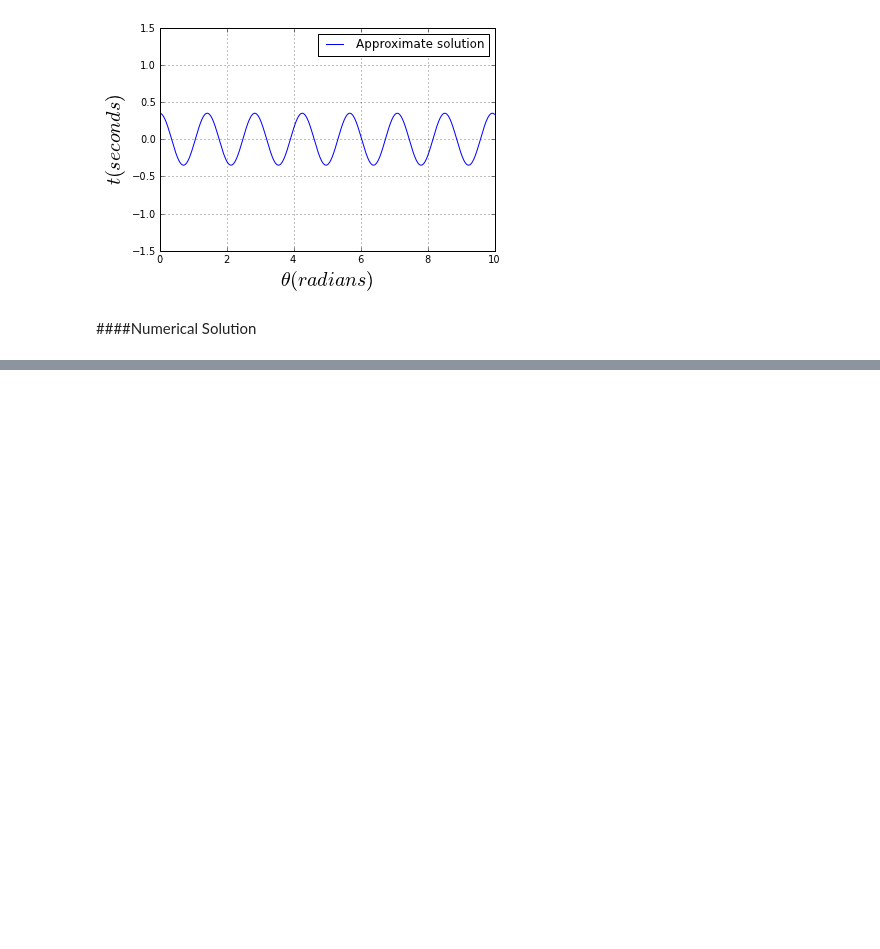
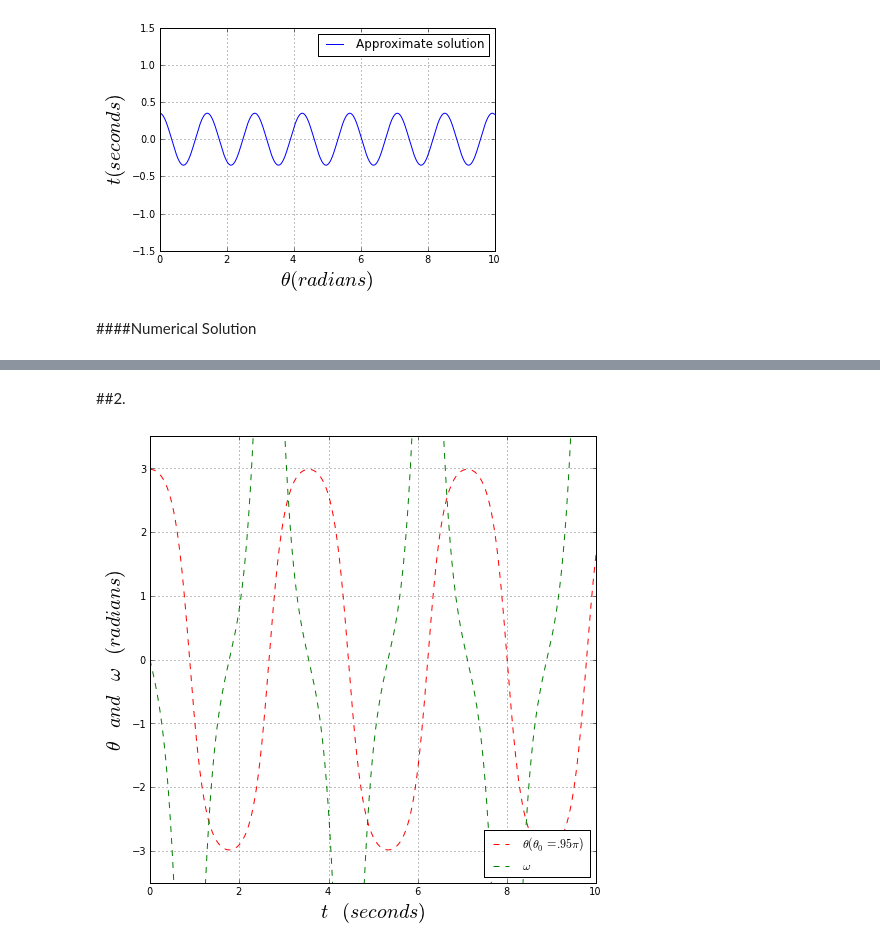
Before and after one commit to kbouch/PHYS202-S13, a Jupyter notebook: Week7/TuesdayNotes.ipynb, the cells around one changed output, grey strips where cells are left out. Cells and saved outputs as stored; diff of their text form; code cells hidden in the pictures; blank space fills up the shorter version.

```diff
--- a/Week7/TuesdayNotes.ipynb
+++ b/Week7/TuesdayNotes.ipynb
@@ -60,0 +131,27 @@ The first element is the time. the second element contains theta and omega at th
+# %% [markdown]
+##2.
+# %%
+fig1 = gcf()
+fig1 = figure(figsize=(8.0,8.0))
+
+ax1 = gca()
+
+omega0 = 0.
+
+th0 = 0.95*np.pi
+theta_init = array([th0,omega0])
+
+theta = odeint(deriv,theta_init,t)
+
+ax1.plot(t,theta[:,0],'r--',label=r'$\theta  (\theta _0 = .95 \pi)$')
+ax1.plot(t,theta[:,1],'g--',label=r'$\omega$')
+
+xlabel(r'$t \; (seconds)$',fontsize=20)
+ylabel(r'$\theta \; and \; \omega \; (radians)$',fontsize=20)
+
+ylim(-3.5,3.5)
+legend(loc=4)
+grid()
+show()
+# %% [output]
+[figure, added]
```
Also changed, not shown: parts of 15 cells of this notebook.
